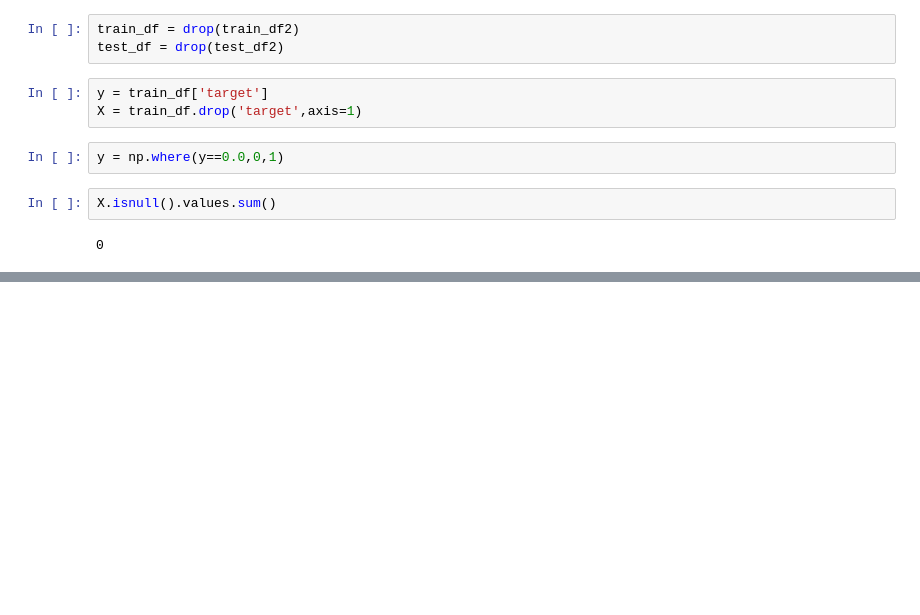
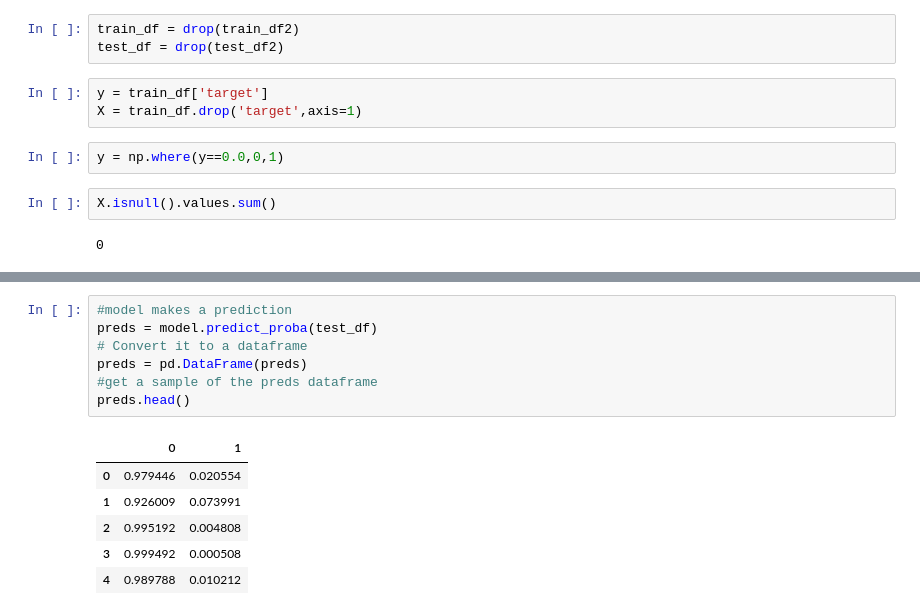
Before and after one commit to anuragkj/GDSC_ML_Training_Project_1, a Jupyter notebook: Project_1.ipynb, the cells around one changed output, grey strips where cells are left out. Cells and saved outputs as stored; diff of their text form; blank space fills up the shorter version.

```diff
--- a/Project_1.ipynb
+++ b/Project_1.ipynb
@@ -356,0 +361,14 @@ model = LGBMClassifier(boosting_type='gbdt',num_iteration=1000)
+# %%
+#model makes a prediction
+preds = model.predict_proba(test_df)
+# Convert it to a dataframe
+preds = pd.DataFrame(preds)
+#get a sample of the preds dataframe
+preds.head()
+# %% [output]
+|  | 0 | 1 |
+| 0 | 0.979446 | 0.020554 |
+| 1 | 0.926009 | 0.073991 |
+| 2 | 0.995192 | 0.004808 |
+| 3 | 0.999492 | 0.000508 |
+| 4 | 0.989788 | 0.010212 |
```
Also changed, not shown: parts of 1 cell of this notebook.
